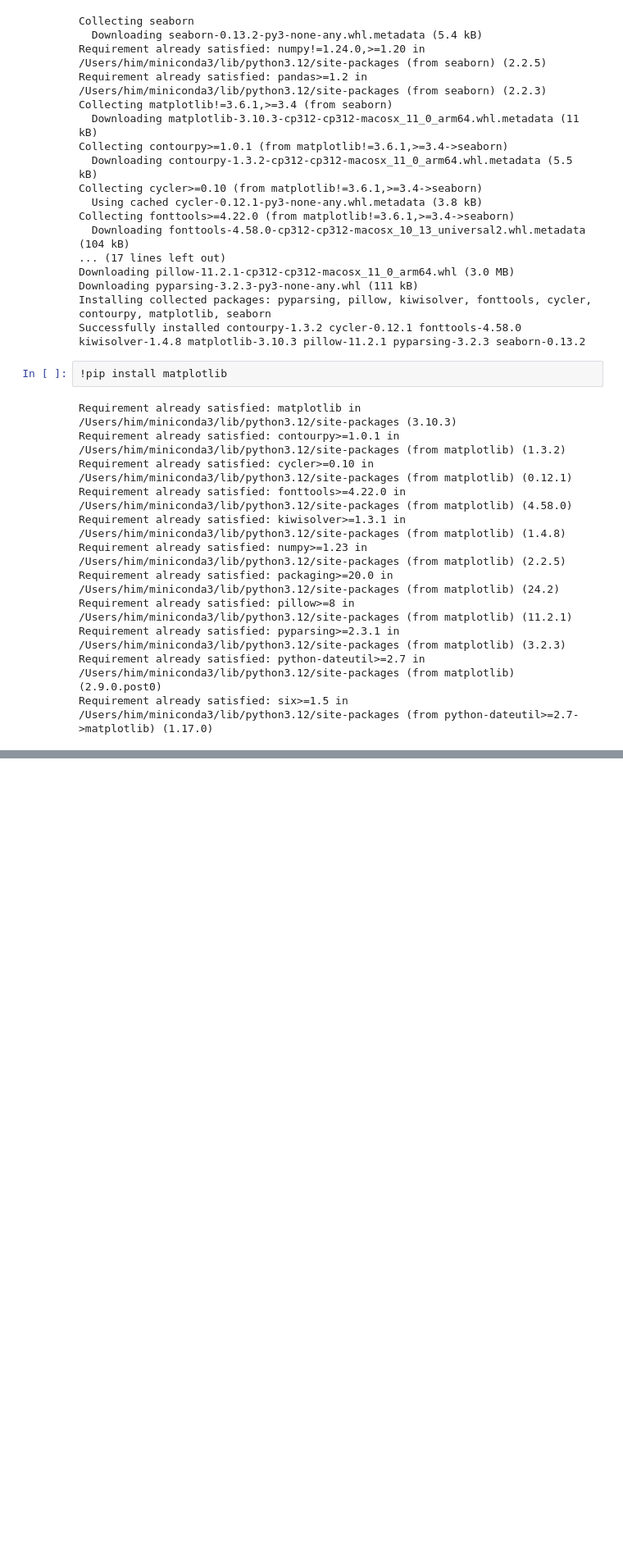
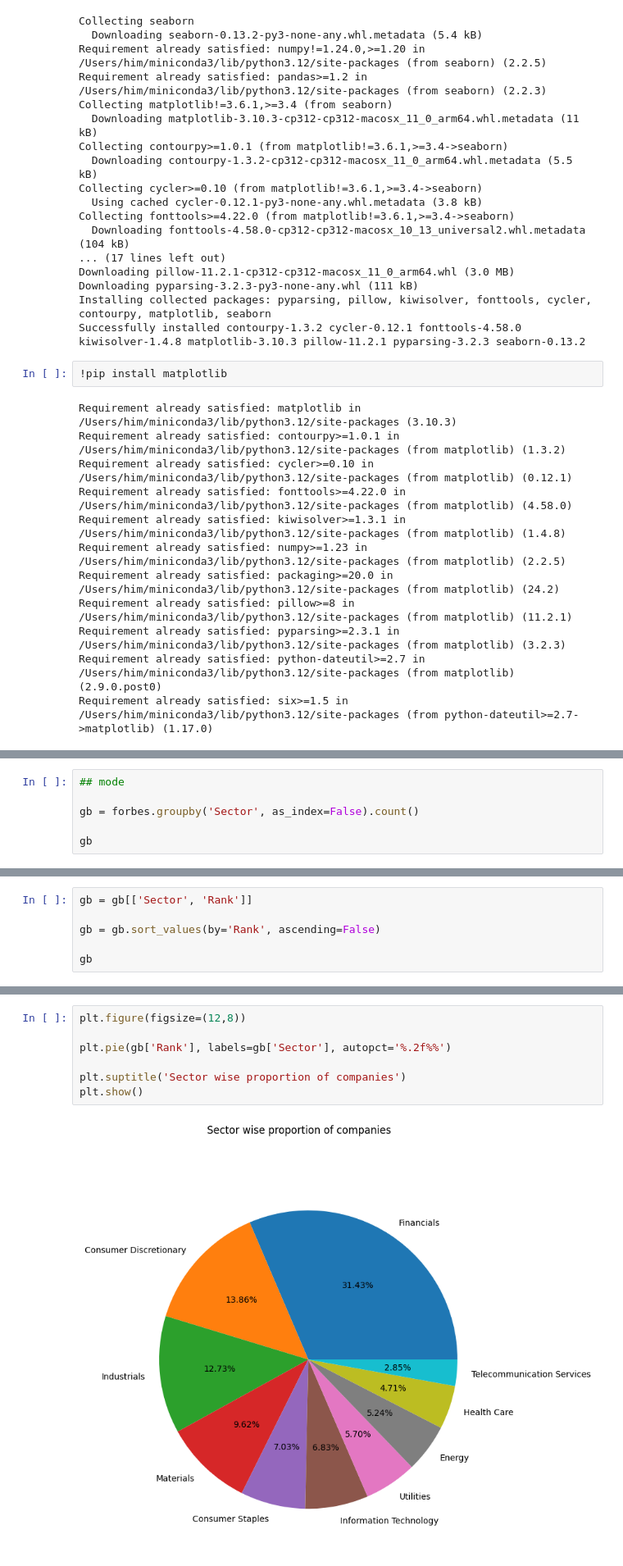
Before and after one commit to sabat-12067/AI-Engineer-Headquarters, a Jupyter notebook: 1_Foundations of AI Engineering/8_Mathematics for AI/8_Statistics.ipynb, the cells around one changed output, grey strips where cells are left out. Shown at 82% size. Saved outputs shown, nothing was run; the diff lists cells and outputs as text; blank space fills up the shorter version.

```diff
--- a/1_Foundations of AI Engineering/8_Mathematics for AI/8_Statistics.ipynb
+++ b/1_Foundations of AI Engineering/8_Mathematics for AI/8_Statistics.ipynb
@@ -126,0 +279,6 @@ import
+# %%
+## mode
+
+gb = forbes.groupby('Sector', as_index=False).count()
+
+gb
@@ -126,0 +297,6 @@ import
+# %%
+gb = gb[['Sector', 'Rank']]
+
+gb = gb.sort_values(by='Rank', ascending=False)
+
+gb
@@ -126,0 +321,9 @@ import
+# %%
+plt.figure(figsize=(12,8))
+
+plt.pie(gb['Rank'], labels=gb['Sector'], autopct='%.2f%%')
+
+plt.suptitle('Sector wise proportion of companies')
+plt.show()
+# %% [output]
+[figure, added]
```
Also changed, not shown: parts of 28 cells of this notebook.
